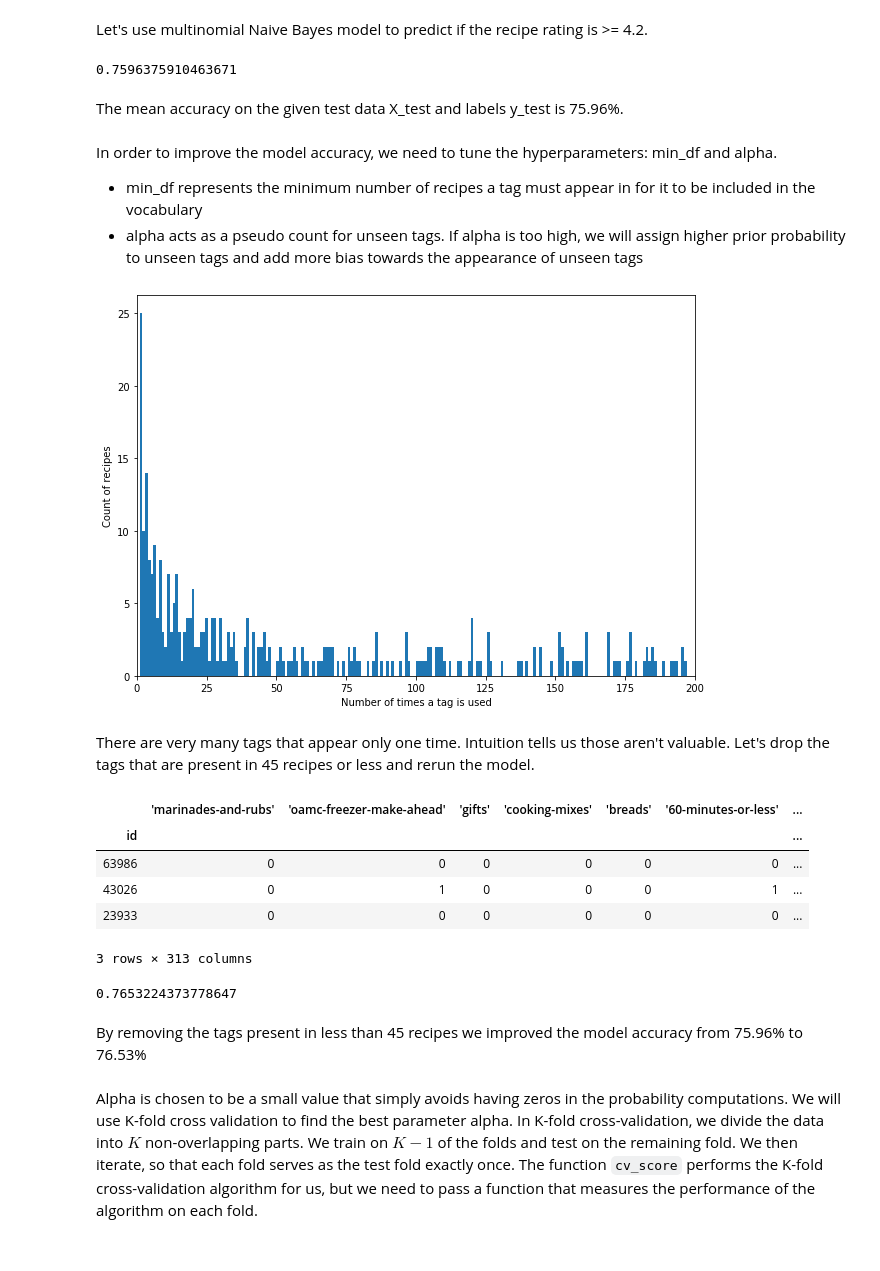
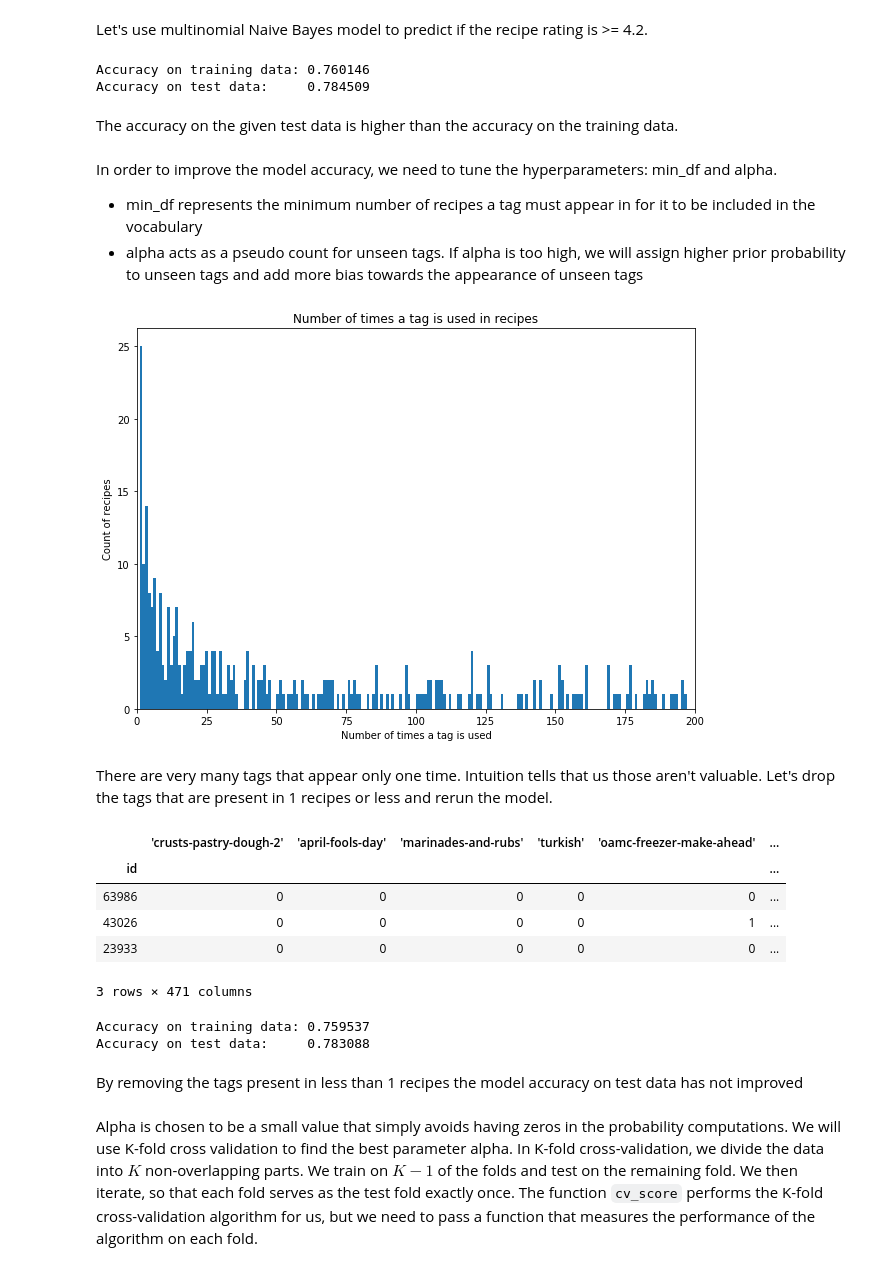
Before and after one commit to a-kantur/Springboard, a Jupyter notebook: Capstone Project 1/In-Depth Analysis.ipynb, the cells around one changed output. Saved outputs shown, nothing was run; the diff lists cells and outputs as text; code cells hidden in the pictures.

```diff
--- a/Capstone Project 1/In-Depth Analysis.ipynb
+++ b/Capstone Project 1/In-Depth Analysis.ipynb
@@ -52,7 +52,7 @@ tags_matrix_rating.head(3)
 Let's use multinomial Naive Bayes model to predict if the recipe rating is >= 4.2.
 # %%
 X=tags_matrix_rating.iloc[:,:-1].values
-y=(tags_matrix_rating.rating >= 4.2).values.astype(np.int)
+y=(tags_matrix_rating.rating >= 4.2).values.astype(np.float)
 
 from sklearn.model_selection import train_test_split
 from sklearn.naive_bayes import MultinomialNB
@@ -62,11 +62,17 @@ X_train, X_test, y_train, y_test = train_test_split(X, y,
 multinom = MultinomialNB()
 multinom.fit(X_train,y_train)
 y_pred = multinom.predict(X_test)
-multinom.score(X_test, y_test)
+
+training_accuracy = multinom.fit(X_train,y_train).score(X_train,y_train)
+test_accuracy = multinom.fit(X_test,y_test).score(X_test,y_test)
+
+print("Accuracy on training data: {:2f}".format(training_accuracy))
+print("Accuracy on test data:     {:2f}".format(test_accuracy))
 # %% [output]
-0.7596375910463671
+Accuracy on training data: 0.760146
+Accuracy on test data:     0.784509
 # %% [markdown]
-The mean accuracy on the given test data X_test and labels y_test is 75.96%.
+The accuracy on the given test data is higher than the accuracy on the training data.
 # %% [markdown]
 In order to improve the model accuracy, we need to tune the hyperparameters: min_df and alpha.<br>
 - min_df represents the minimum number of recipes a tag must appear in for it to be included in the vocabulary <br>
@@ -74,39 +80,48 @@ In order to improve the model accuracy, we need to tune the hyperparameters: min
 # %%
 tags_count = tags_matrix_rating.drop('rating', axis = 1).sum(axis = 0)
 fig, ax = plt.subplots(figsize = (10, 7))
 ax.hist(tags_count.loc[tags_count < 200, ], bins = 200)
 _ = plt.xlabel('Number of times a tag is used')
 _ = plt.ylabel('Count of recipes')
+_ = plt.title('Number of times a tag is used in recipes')
 ax.set_xlim(0, 200)
 plt.show()
 # %% [output]
-[figure, old version]
+[figure, new version]
 # %% [markdown]
-There are very many tags that appear only one time. Intuition tells us those aren't valuable. Let's drop the tags that are present in 45 recipes or less and rerun the model.
+There are very many tags that appear only one time. Intuition tells that us those aren't valuable. Let's drop the tags that are present in 1 recipes or less and rerun the model.
 # %%
-tags_matrix_rating1 = tags_matrix_rating.drop(tags_count[tags_count < 45].index, axis = 1)
+tags_matrix_rating1 = tags_matrix_rating.drop(tags_count[tags_count < 2].index, axis = 1)
 tags_matrix_rating1.head(3)
 # %% [output]
-|  | 'marinades-and-rubs' | 'oamc-freezer-make-ahead' | 'gifts' | 'cooking-mixes' | 'breads' | '60-minutes-or-less' | ... |
-| id |  |  |  |  |  |  | ... |
-| 63986 | 0 | 0 | 0 | 0 | 0 | 0 | ... |
-| 43026 | 0 | 1 | 0 | 0 | 0 | 1 | ... |
-| 23933 | 0 | 0 | 0 | 0 | 0 | 0 | ... |
+|  | 'crusts-pastry-dough-2' | 'april-fools-day' | 'marinades-and-rubs' | 'turkish' | 'oamc-freezer-make-ahead' | ... |
+| id |  |  |  |  |  | ... |
+| 63986 | 0 | 0 | 0 | 0 | 0 | ... |
+| 43026 | 0 | 0 | 0 | 0 | 1 | ... |
+| 23933 | 0 | 0 | 0 | 0 | 0 | ... |
-3 rows × 313 columns
+3 rows × 471 columns
 # %%
-X=tags_matrix_rating1.iloc[:,:-1].values
-y=(tags_matrix_rating1.rating >= 4.2).values.astype(np.int)
+X1=tags_matrix_rating1.iloc[:,:-1].values
+y1=(tags_matrix_rating1.rating >= 4.2).values.astype(np.float)
 
-X_train, X_test, y_train, y_test = train_test_split(X, y,
+X_train, X_test, y_train, y_test = train_test_split(X1, y1,
                                                     test_size = 0.3, random_state=42)
 multinom = MultinomialNB()
 multinom.fit(X_train,y_train)
 y_pred = multinom.predict(X_test)
 multinom.score(X_test, y_test)
+
+
+training_accuracy = multinom.fit(X_train,y_train).score(X_train,y_train)
+test_accuracy = multinom.fit(X_test,y_test).score(X_test,y_test)
+
+print("Accuracy on training data: {:2f}".format(training_accuracy))
+print("Accuracy on test data:     {:2f}".format(test_accuracy))
 # %% [output]
-0.7653224373778647
+Accuracy on training data: 0.759537
+Accuracy on test data:     0.783088
 # %% [markdown]
-By removing the tags present in less than 45 recipes we improved the model accuracy from 75.96% to 76.53%
+By removing the tags present in less than 1 recipes the model accuracy on test data has not improved
 # %% [markdown]
 Alpha is chosen to be a small value that simply avoids having zeros in the probability computations. We will use K-fold cross validation to find the best parameter alpha. In K-fold cross-validation, we divide the data into $K$ non-overlapping parts. We train on $K-1$ of the folds and test on the remaining fold. We then iterate, so that each fold serves as the test fold exactly once. The function `cv_score` performs the K-fold cross-validation algorithm for us, but we need to pass a function that measures the performance of the algorithm on each fold.
 # %%
```
Also changed, not shown: parts of 17 cells of this notebook, 1 other file.
